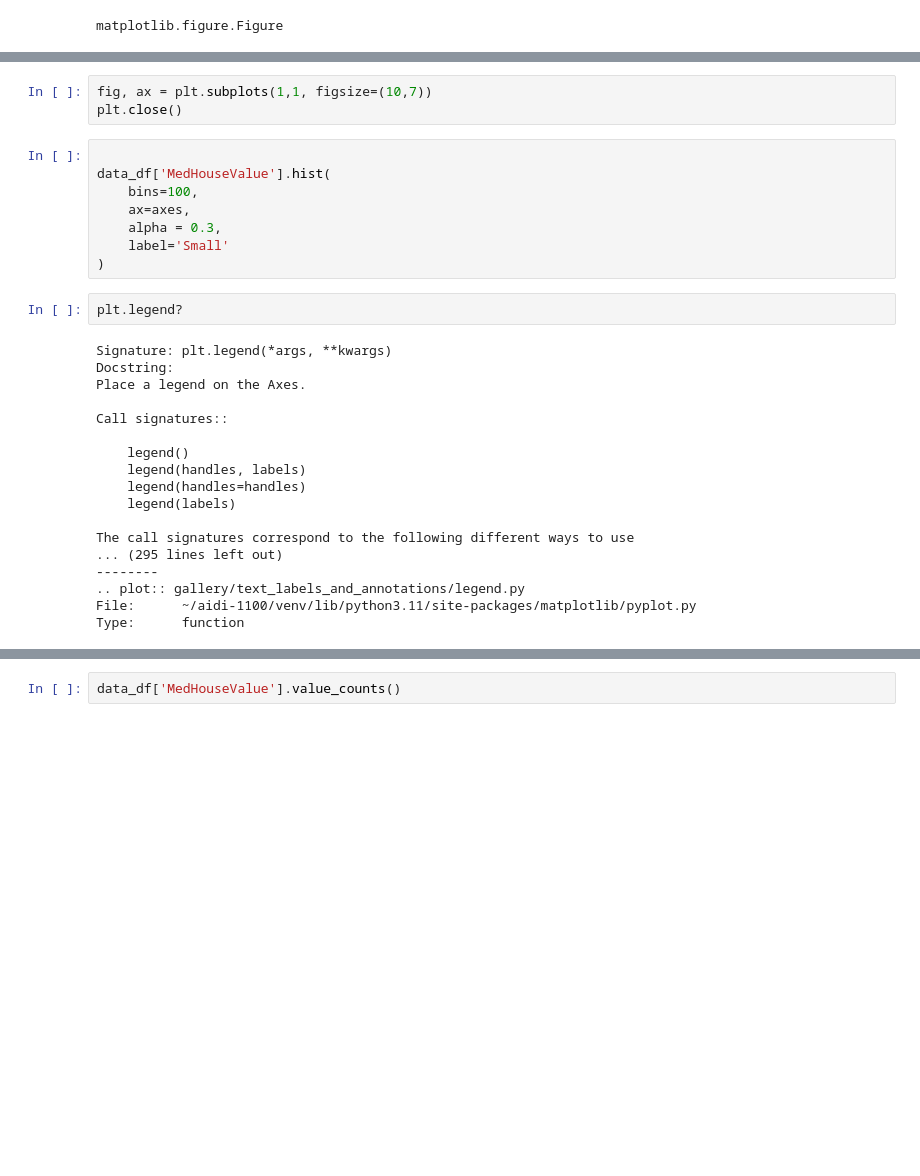
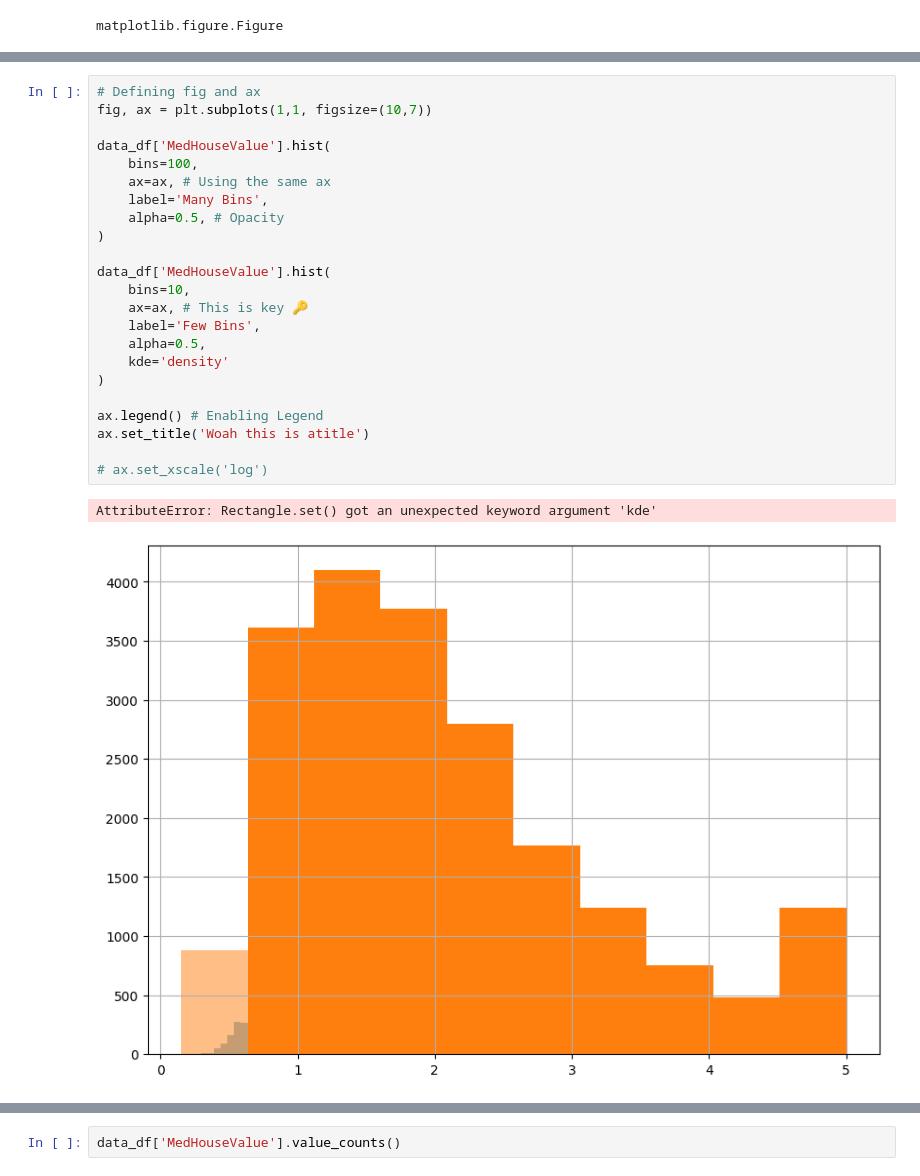
Before and after one commit to bipin-a/aidi-1100, a Jupyter notebook: lecture_material/Week6.ipynb, the cells around one changed output, grey strips where cells are left out. Drawn from its saved outputs; the diff is of its cells as text; blank space fills up the shorter version.

```diff
--- a/lecture_material/Week6.ipynb
+++ b/lecture_material/Week6.ipynb
@@ -488,33 +570,28 @@ type(axes)
 # %% [output]
 matplotlib.axes._axes.Axes
 # %%
+# Defining fig and ax
 fig, ax = plt.subplots(1,1, figsize=(10,7))
-plt.close()
+
+data_df['MedHouseValue'].hist(
+    bins=100,
+    ax=ax, # Using the same ax
+    label='Many Bins',
+    alpha=0.5, # Opacity
+)
+
+data_df['MedHouseValue'].hist(
+    bins=10,
+    ax=ax, # This is key 🔑
+    label='Few Bins',
+    alpha=0.5,
+    kde='density'
+)
+
+ax.legend() # Enabling Legend
+ax.set_title('Woah this is atitle')
+
+# ax.set_xscale('log')
+# %% [output]
+AttributeError: Rectangle.set() got an unexpected keyword argument 'kde'
+[figure, added]
-# %%
-
-data_df['MedHouseValue'].hist(
-    bins=100,
-    ax=axes,
-    alpha = 0.3,
-    label='Small'
-)
-# %%
-plt.legend?
-# %% [output]
-Signature: plt.legend(*args, **kwargs)
-Docstring:
-Place a legend on the Axes.
-
-Call signatures::
-
-    legend()
-    legend(handles, labels)
-    legend(handles=handles)
-    legend(labels)
-
-The call signatures correspond to the following different ways to use
-... (295 lines left out)
---------
-.. plot:: gallery/text_labels_and_annotations/legend.py
-File:      ~/aidi-1100/venv/lib/python3.11/site-packages/matplotlib/pyplot.py
-Type:      function
```
Also changed, not shown: parts of 157 cells of this notebook.
